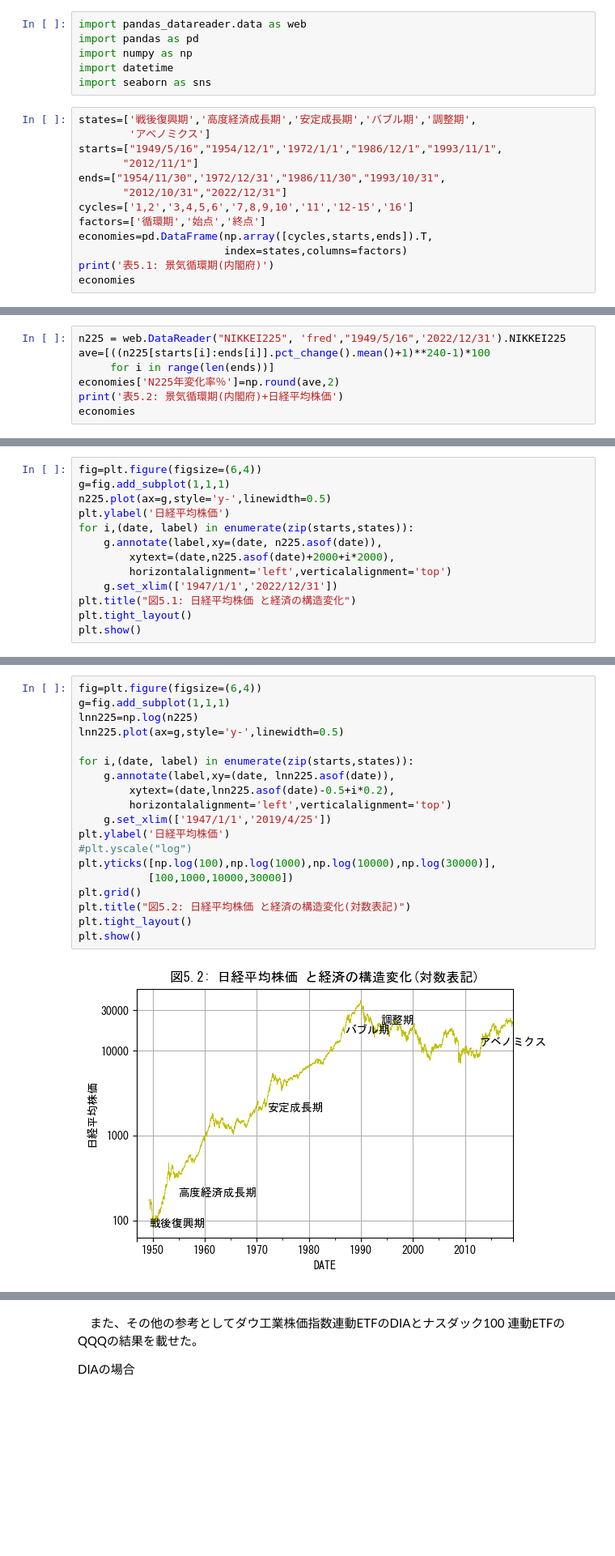
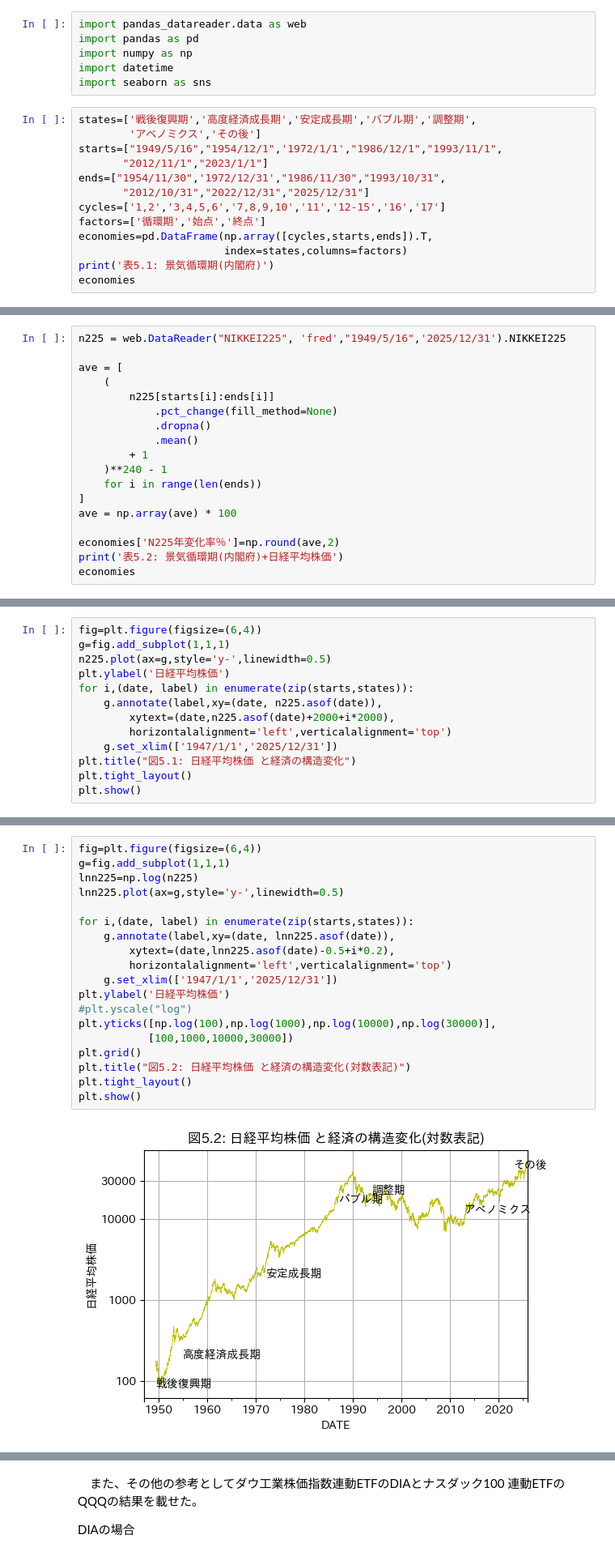
Before and after one commit to innovation1005/python3-for-system-trade2, a Jupyter notebook: pan5.ipynb, the cells around one changed output, grey strips where cells are left out. Shown at 81% size. Saved outputs shown, nothing was run; the diff lists cells and outputs as text; blank space fills up the shorter version.

```diff
--- a/pan5.ipynb
+++ b/pan5.ipynb
@@ -13,12 +13,12 @@ import datetime
 import seaborn as sns
 # %%
 states=['戦後復興期','高度経済成長期','安定成長期','バブル期','調整期',
-        'アベノミクス']
+        'アベノミクス','その後']
 starts=["1949/5/16","1954/12/1",'1972/1/1',"1986/12/1","1993/11/1",
-       "2012/11/1"]
+       "2012/11/1","2023/1/1"]
 ends=["1954/11/30",'1972/12/31',"1986/11/30","1993/10/31",
-       "2012/10/31","2022/12/31"]
-cycles=['1,2','3,4,5,6','7,8,9,10','11','12-15','16']
+       "2012/10/31","2022/12/31","2025/12/31"]
+cycles=['1,2','3,4,5,6','7,8,9,10','11','12-15','16','17']
 factors=['循環期','始点','終点']
 economies=pd.DataFrame(np.array([cycles,starts,ends]).T,
                        index=states,columns=factors)
@@ -36,7 +37,18 @@ economies
 # %%
-n225 = web.DataReader("NIKKEI225", 'fred',"1949/5/16",'2022/12/31').NIKKEI225
-ave=[((n225[starts[i]:ends[i]].pct_change().mean()+1)**240-1)*100
-     for i in range(len(ends))]
+n225 = web.DataReader("NIKKEI225", 'fred',"1949/5/16",'2025/12/31').NIKKEI225
+
+ave = [
+    (
+        n225[starts[i]:ends[i]]
+            .pct_change(fill_method=None)
+            .dropna()
+            .mean()
+        + 1
+    )**240 - 1
+    for i in range(len(ends))
+]
+ave = np.array(ave) * 100
+
 economies['N225年変化率％']=np.round(ave,2)
 print('表5.2: 景気循環期(内閣府)+日経平均株価')
 economies
@@ -58,7 +71,7 @@ for i,(date, label) in enumerate(zip(starts,states)):
     g.annotate(label,xy=(date, n225.asof(date)),
         xytext=(date,n225.asof(date)+2000+i*2000),
         horizontalalignment='left',verticalalignment='top')
-    g.set_xlim(['1947/1/1','2022/12/31'])
+    g.set_xlim(['1947/1/1','2025/12/31'])
 plt.title("図5.1: 日経平均株価 と経済の構造変化")
 plt.tight_layout()
 plt.show()
@@ -89,24 +103,24 @@ economies
 # %%
 fig=plt.figure(figsize=(6,4))
 g=fig.add_subplot(1,1,1)
 lnn225=np.log(n225)
 lnn225.plot(ax=g,style='y-',linewidth=0.5)
 
 for i,(date, label) in enumerate(zip(starts,states)):
     g.annotate(label,xy=(date, lnn225.asof(date)),
         xytext=(date,lnn225.asof(date)-0.5+i*0.2),
         horizontalalignment='left',verticalalignment='top')
-    g.set_xlim(['1947/1/1','2019/4/25'])
+    g.set_xlim(['1947/1/1','2025/12/31'])
 plt.ylabel('日経平均株価')
 #plt.yscale("log")
 plt.yticks([np.log(100),np.log(1000),np.log(10000),np.log(30000)],
            [100,1000,10000,30000])
 plt.grid()
 plt.title("図5.2: 日経平均株価 と経済の構造変化(対数表記)")
 plt.tight_layout()
 plt.show()
 # %% [output]
-[figure, old version]
+[figure, new version]
 # %%
 lnn225=np.log(pd.DataFrame(n225,index=n225.index,columns=['NIKKEI225']))
 lnn225["t"]=range(len(lnn225))
```
Also changed, not shown: parts of 14 cells of this notebook.
